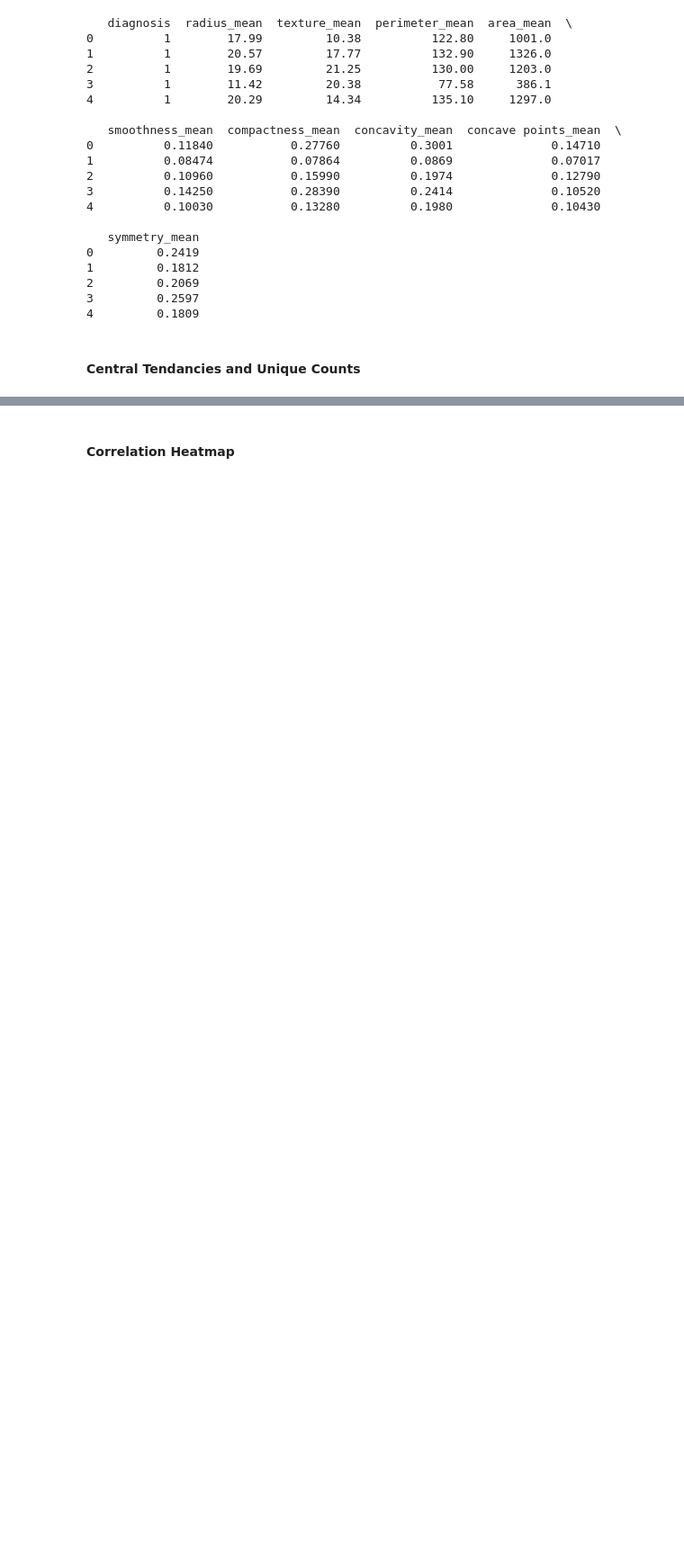
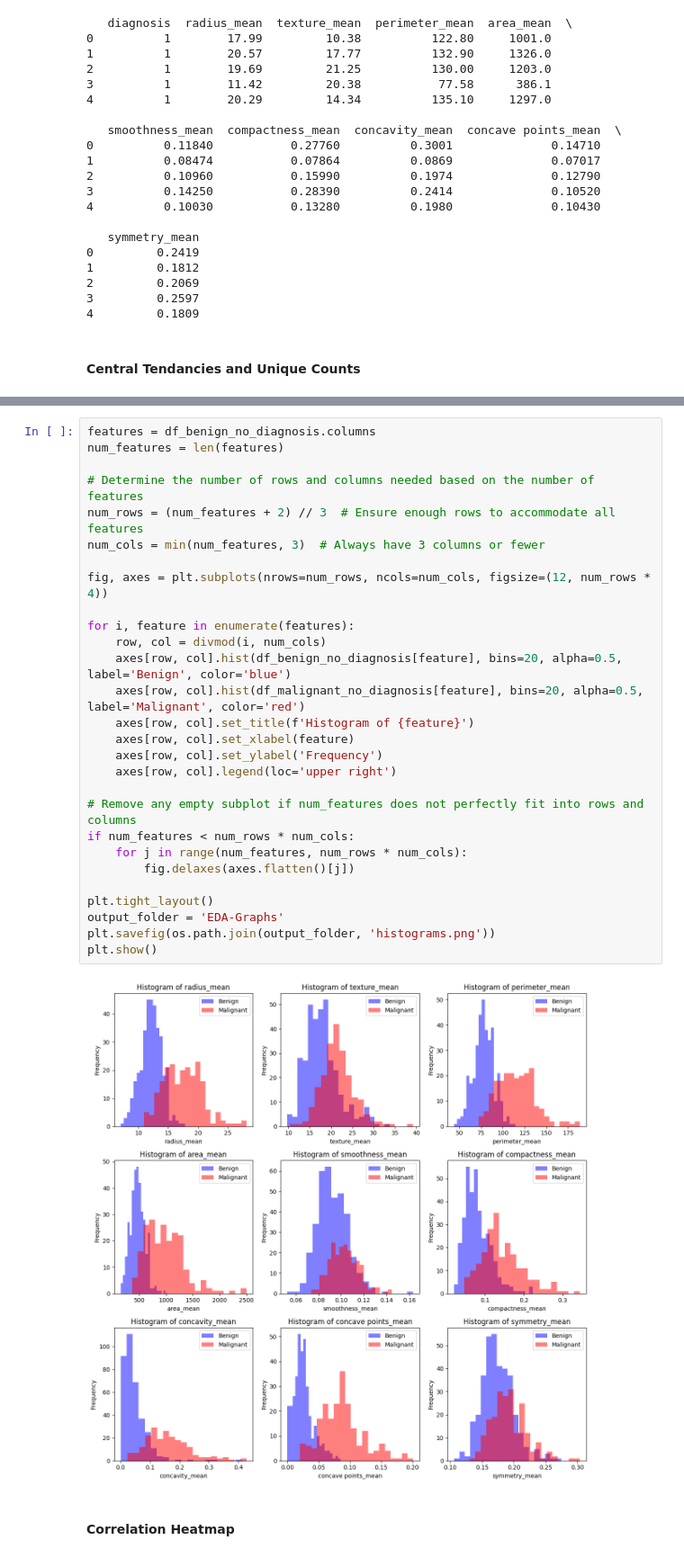
Before and after one commit to Bambee26/BGarfield_capstone, a Jupyter notebook: EDA_Jupyter.ipynb, the cells around one changed output, grey strips where cells are left out. Shown at 90% size. Cells and saved outputs as stored; diff of their text form; blank space fills up the shorter version.

```diff
--- a/EDA_Jupyter.ipynb
+++ b/EDA_Jupyter.ipynb
@@ -72,3 +147,33 @@ dtype: int64
+# %%
+features = df_benign_no_diagnosis.columns
+num_features = len(features)
+
+# Determine the number of rows and columns needed based on the number of features
+num_rows = (num_features + 2) // 3  # Ensure enough rows to accommodate all features
+num_cols = min(num_features, 3)  # Always have 3 columns or fewer
+
+fig, axes = plt.subplots(nrows=num_rows, ncols=num_cols, figsize=(12, num_rows * 4))
+
+for i, feature in enumerate(features):
+    row, col = divmod(i, num_cols)
+    axes[row, col].hist(df_benign_no_diagnosis[feature], bins=20, alpha=0.5, label='Benign', color='blue')
+    axes[row, col].hist(df_malignant_no_diagnosis[feature], bins=20, alpha=0.5, label='Malignant', color='red')
+    axes[row, col].set_title(f'Histogram of {feature}')
+    axes[row, col].set_xlabel(feature)
+    axes[row, col].set_ylabel('Frequency')
+    axes[row, col].legend(loc='upper right')
+
+# Remove any empty subplot if num_features does not perfectly fit into rows and columns
+if num_features < num_rows * num_cols:
+    for j in range(num_features, num_rows * num_cols):
+        fig.delaxes(axes.flatten()[j])
+
+plt.tight_layout()
+output_folder = 'EDA-Graphs'
+plt.savefig(os.path.join(output_folder, 'histograms.png'))
+plt.show()
+# %% [output]
+[figure, added]
 # %% [markdown]
 #### Correlation Heatmap
 # %%
```
Also changed, not shown: parts of 13 cells of this notebook, 6 other files.
